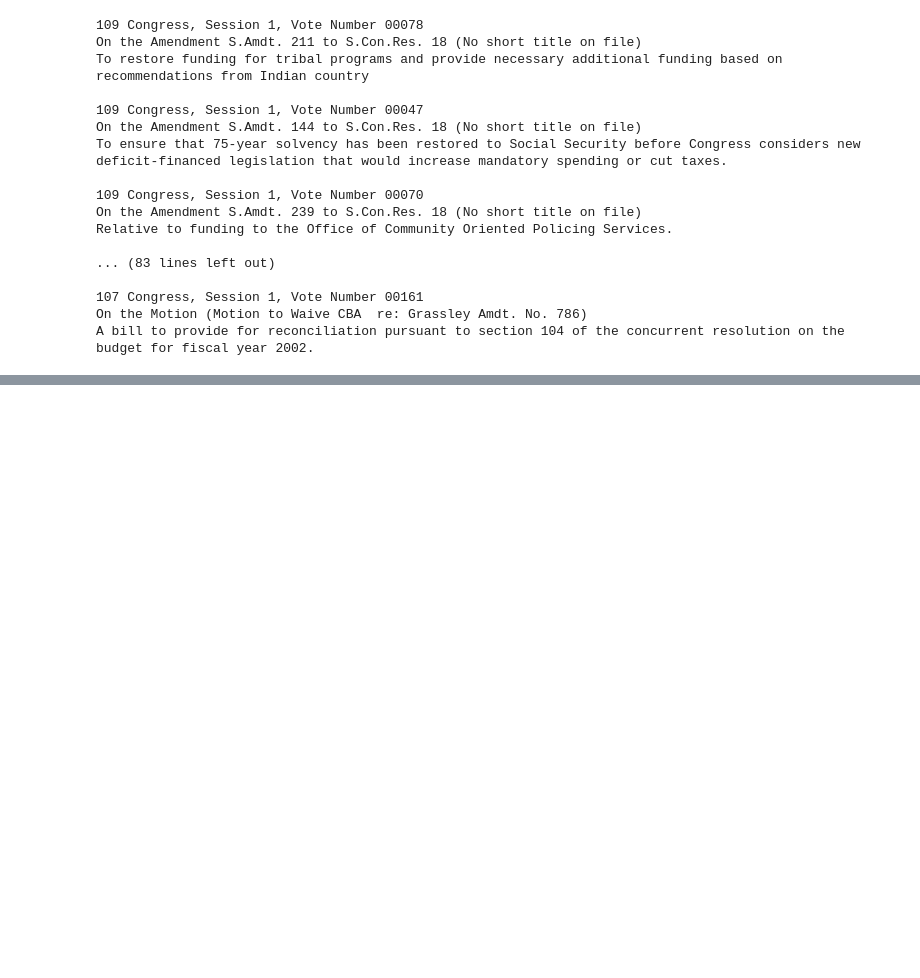
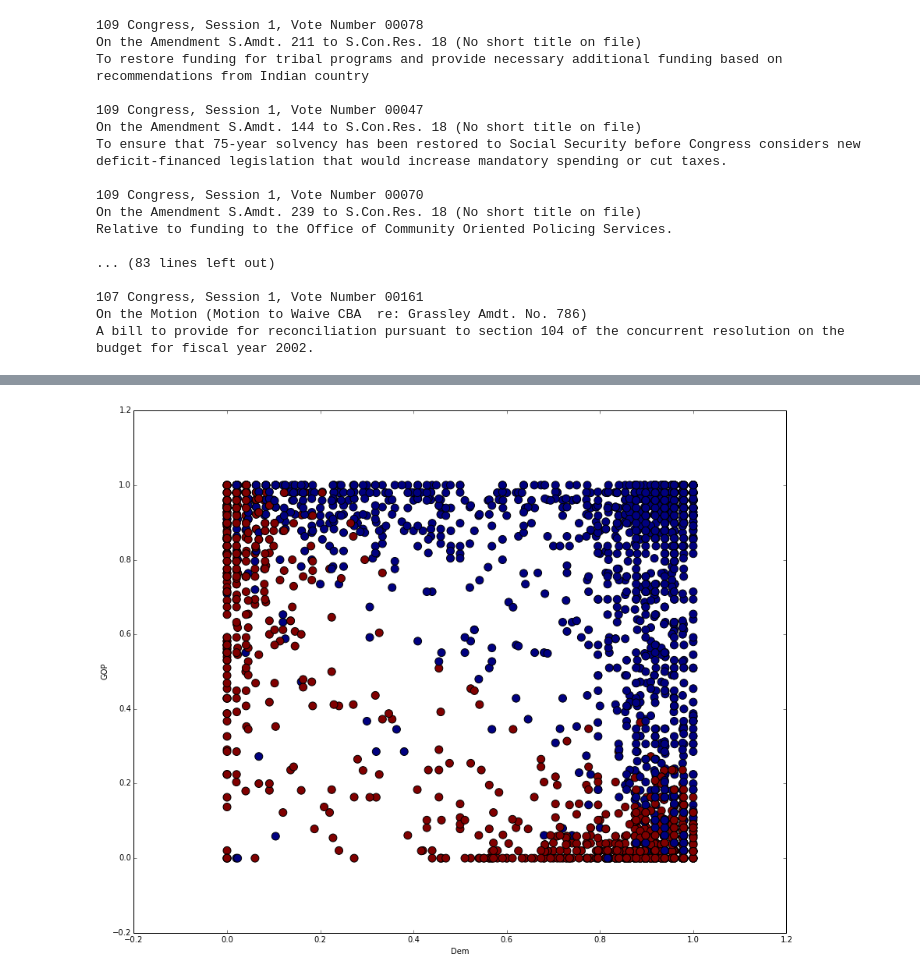
Before and after one commit to ashrestha91/senators, a Jupyter notebook: PartisanBills.ipynb, the cells around one changed output, grey strips where cells are left out. Cells and saved outputs as stored; diff of their text form; code cells hidden in the pictures; blank space fills up the shorter version.

```diff
--- a/PartisanBills.ipynb
+++ b/PartisanBills.ipynb
@@ -91,0 +217,4 @@ A bill to provide for reconciliation pursuant to section 104 of the concurrent r
+# %%
+graph_votes_by_party(range(107,111))
+# %% [output]
+[figure, added]
```
Also changed, not shown: parts of 10 cells of this notebook.
